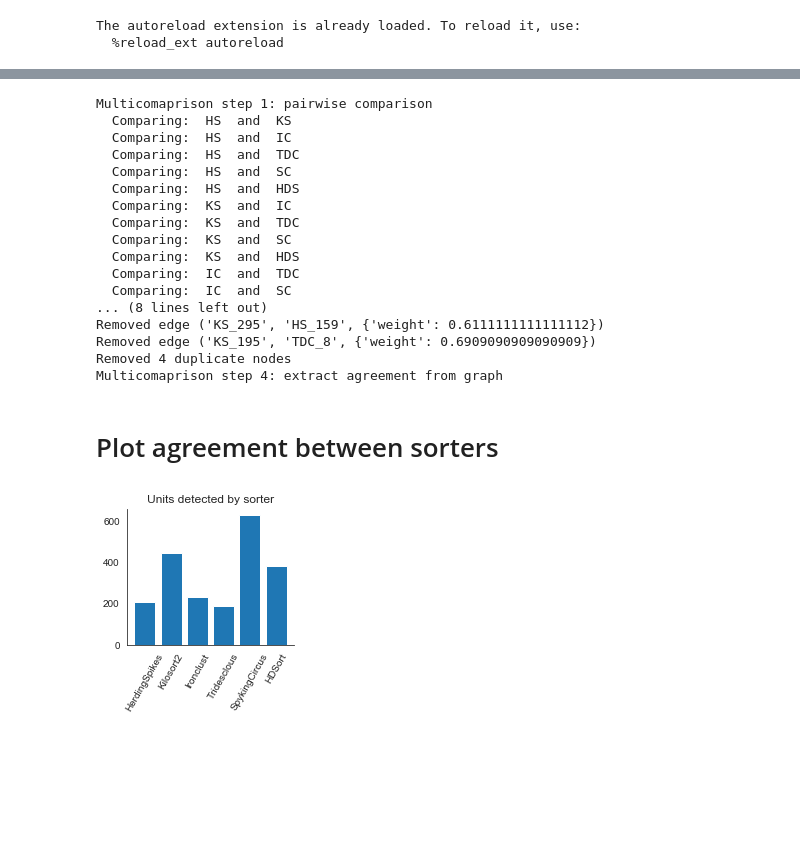
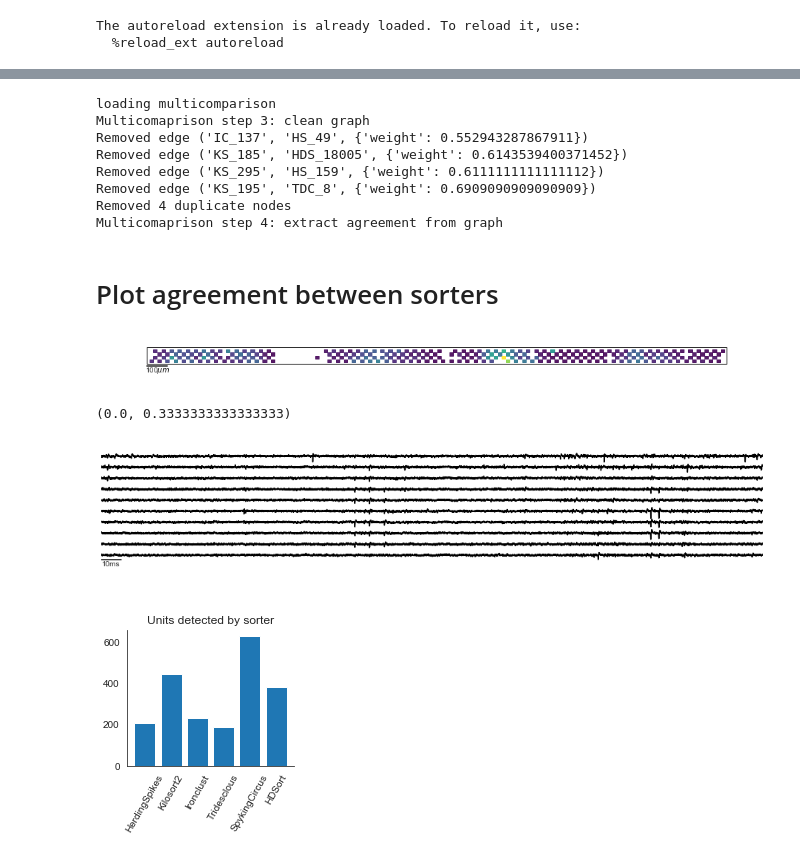
Before and after one commit to SpikeInterface/SpikeInterface.github.io, a Jupyter notebook: posts/consensus-method-for-a-neuropixels-recording.ipynb, the cells around one changed output, grey strips where cells are left out. Saved outputs shown, nothing was run; the diff lists cells and outputs as text; code cells hidden in the pictures; blank space fills up the shorter version.

```diff
--- a/posts/consensus-method-for-a-neuropixels-recording.ipynb
+++ b/posts/consensus-method-for-a-neuropixels-recording.ipynb
@@ -156,29 +117,48 @@ sortings = []
 for s in sorter_list:
     sortings.append(result_dict['rec',s])
 # %%
-# multi-comparison
-mcmp = sc.compare_multiple_sorters(sorting_list=sortings, name_list=sorter_names_short,
-                                   verbose=True)
+# multi-comparison all to all
+if not os.path.isfile(study_folder / 'multicomparison.gpickle'):
+    mcmp = sc.compare_multiple_sorters(sorting_list=sortings, name_list=sorter_names_short,
+                                       verbose=True)
+    print('saving multicomparison')
+    mcmp.dump(study_folder)
+else:
+    print('loading multicomparison')
+    mcmp = sc.MultiSortingComparison.load_multicomparison(study_folder)
 # %% [output]
-Multicomaprison step 1: pairwise comparison
-  Comparing:  HS  and  KS
-  Comparing:  HS  and  IC
-  Comparing:  HS  and  TDC
-  Comparing:  HS  and  SC
-  Comparing:  HS  and  HDS
-  Comparing:  KS  and  IC
-  Comparing:  KS  and  TDC
-  Comparing:  KS  and  SC
-  Comparing:  KS  and  HDS
-  Comparing:  IC  and  TDC
-  Comparing:  IC  and  SC
-... (8 lines left out)
+loading multicomparison
+Multicomaprison step 3: clean graph
+Removed edge ('IC_137', 'HS_49', {'weight': 0.552943287867911})
+Removed edge ('KS_185', 'HDS_18005', {'weight': 0.6143539400371452})
 Removed edge ('KS_295', 'HS_159', {'weight': 0.6111111111111112})
 Removed edge ('KS_195', 'TDC_8', {'weight': 0.6909090909090909})
 Removed 4 duplicate nodes
 Multicomaprison step 4: extract agreement from graph
 # %% [markdown]
 # Plot agreement between sorters
+# %%
+f = plt.figure(figsize=(16,0.8))
+ax = plt.subplot(111)
+w = sw.plot_activity_map(recording, trange=(0,10), transpose=True, ax=ax, background='w', frame=True)
+ax = w.get_ax()
+ax.get_xlim()
+ax.plot((0,100),(-14,-14),'k-')
+ax.annotate('100$\\mu m$',(50,-45), ha='center');
+# %% [output]
+[figure, added]
+# %%
+f = plt.figure(figsize=(16,3))
+ax = plt.subplot(111)
+w = sw.plot_timeseries(recording, channel_ids=range(20,30), color='k', ax=ax)
+ax = w.get_ax()
+ax.axis('off')
+ax.plot((0,0.01),(-600,-600),'k-')
+ax.annotate('10ms',(0.005,-1400), ha='center');
+ax.get_xlim()
+# %% [output]
+(0.0, 0.3333333333333333)
+[figure, added]
 # %%
 # number of units found
 
```
Also changed, not shown: parts of 19 cells of this notebook.
